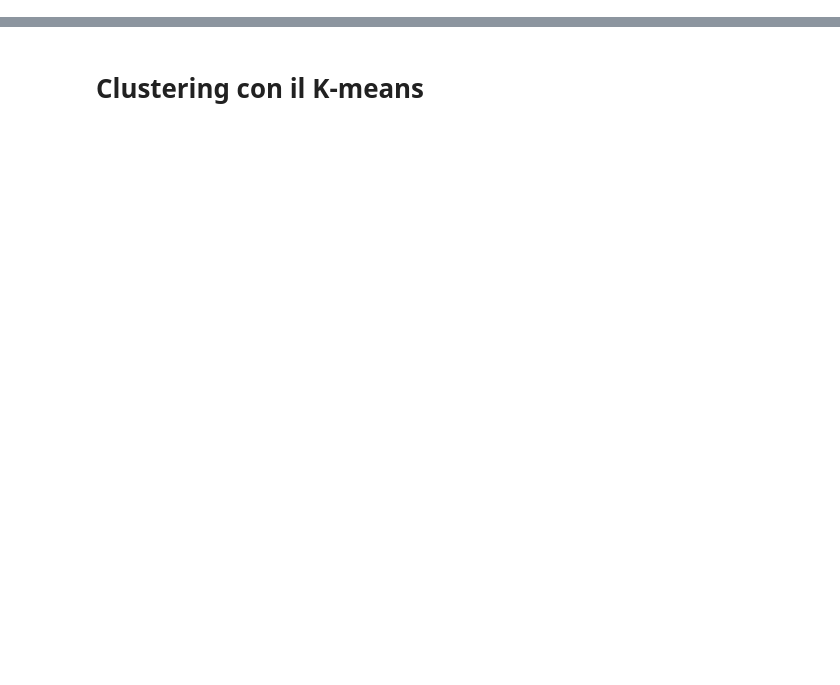
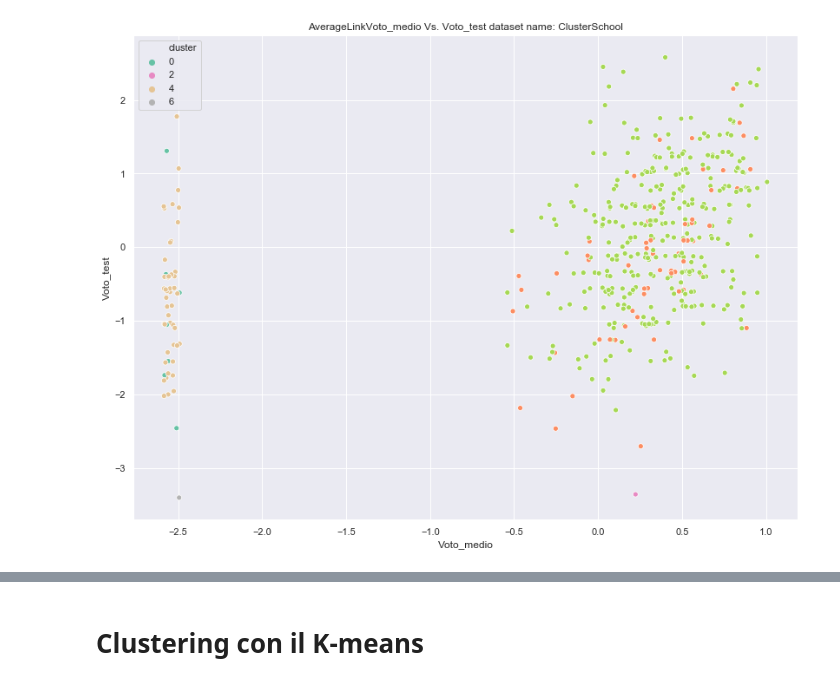
Before and after one commit to matteoghera/progettoDMO, a Jupyter notebook: Progetto_DMO_clustering2.ipynb, the cells around one changed output, grey strips where cells are left out. Cells and saved outputs as stored; diff of their text form; code cells hidden in the pictures; blank space fills up the shorter version.

```diff
--- a/Progetto_DMO_clustering2.ipynb
+++ b/Progetto_DMO_clustering2.ipynb
@@ -292,0 +284,4 @@ La matrice delle distanze del clustering è:
+# %%
+dataVisClusteringJitter(datasetStandarHC1, "Voto_medio", "Voto_test", path3, "ClusterSchool",clusteringName="AverageLink", jitter=0.5)
+# %% [output]
+[figure, added]
```
Also changed, not shown: parts of 260 cells of this notebook, 2 other files.
